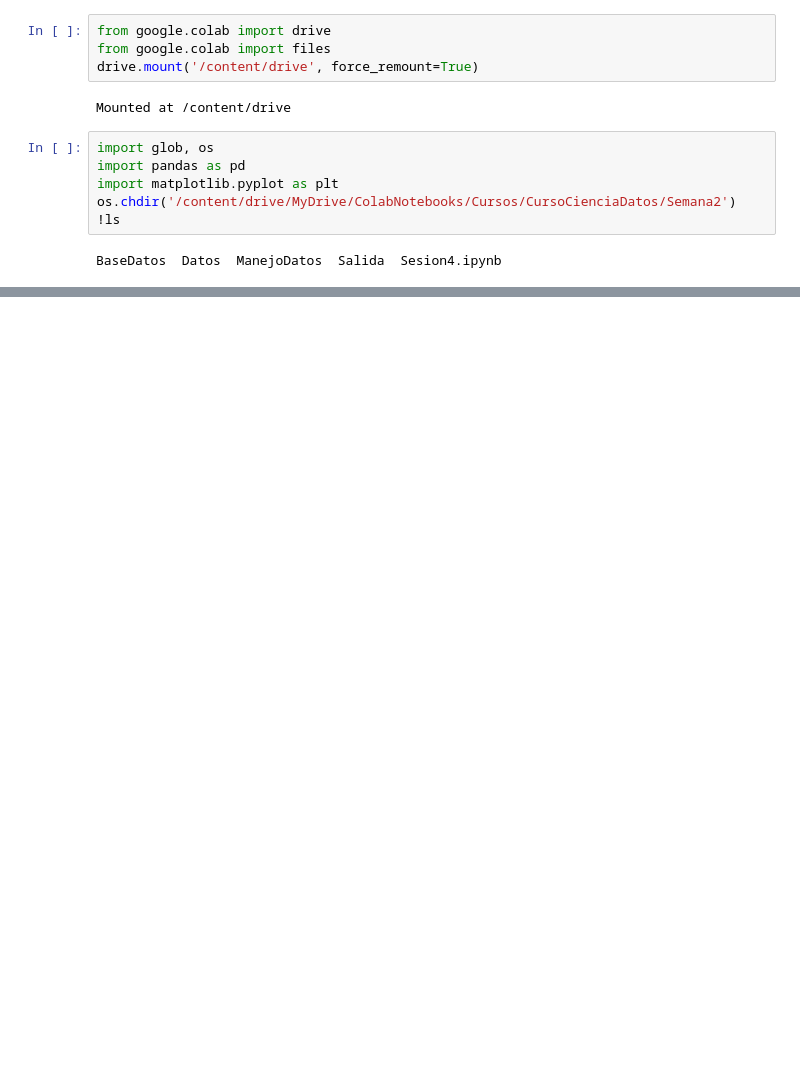
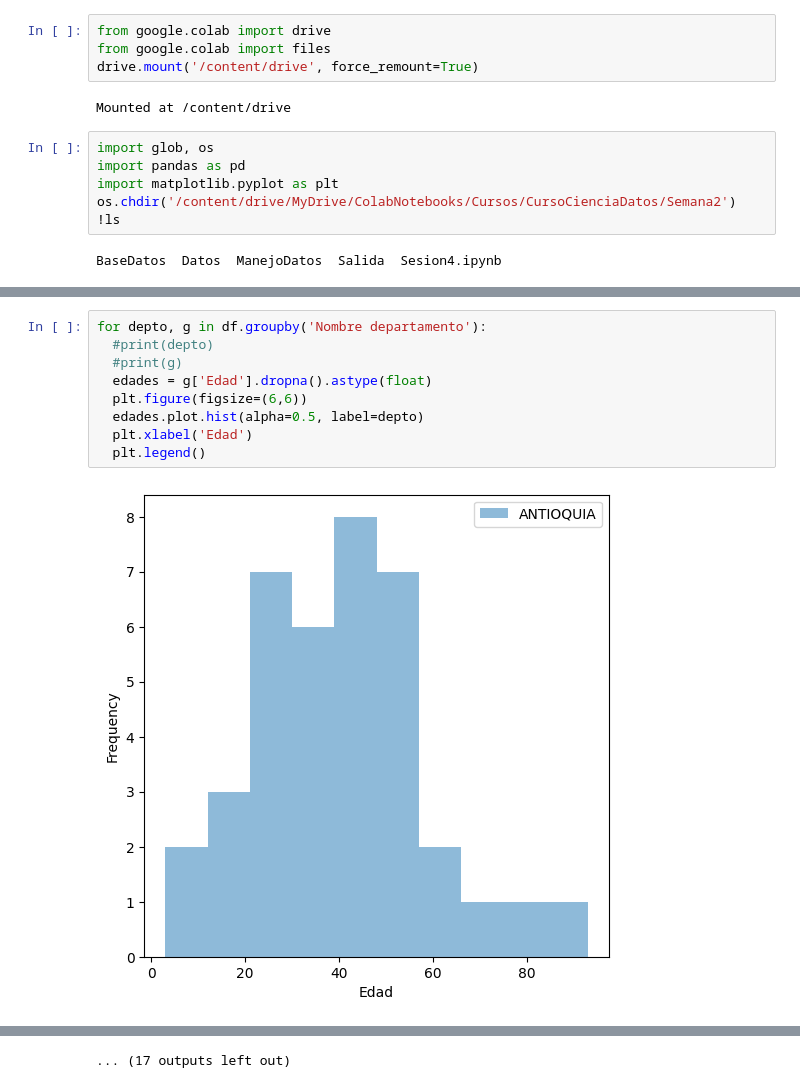
Before and after one commit to asegura4488/CienciaDatos, a Jupyter notebook: Semana2/Sesion4.ipynb, the cells around one changed output, grey strips where cells are left out. Cells and saved outputs as stored; diff of their text form; blank space fills up the shorter version.

```diff
--- a/Semana2/Sesion4.ipynb
+++ b/Semana2/Sesion4.ipynb
@@ -16,0 +113,11 @@ BaseDatos  Datos  ManejoDatos  Salida  Sesion4.ipynb
+# %%
+for depto, g in df.groupby('Nombre departamento'):
+  #print(depto)
+  #print(g)
+  edades = g['Edad'].dropna().astype(float)
+  plt.figure(figsize=(6,6))
+  edades.plot.hist(alpha=0.5, label=depto)
+  plt.xlabel('Edad')
+  plt.legend()
+# %% [output]
+[figure, added]
@@ -16,0 +135 @@ BaseDatos  Datos  ManejoDatos  Salida  Sesion4.ipynb
+... (17 outputs left out)
```
Also changed, not shown: parts of 9 cells of this notebook.
